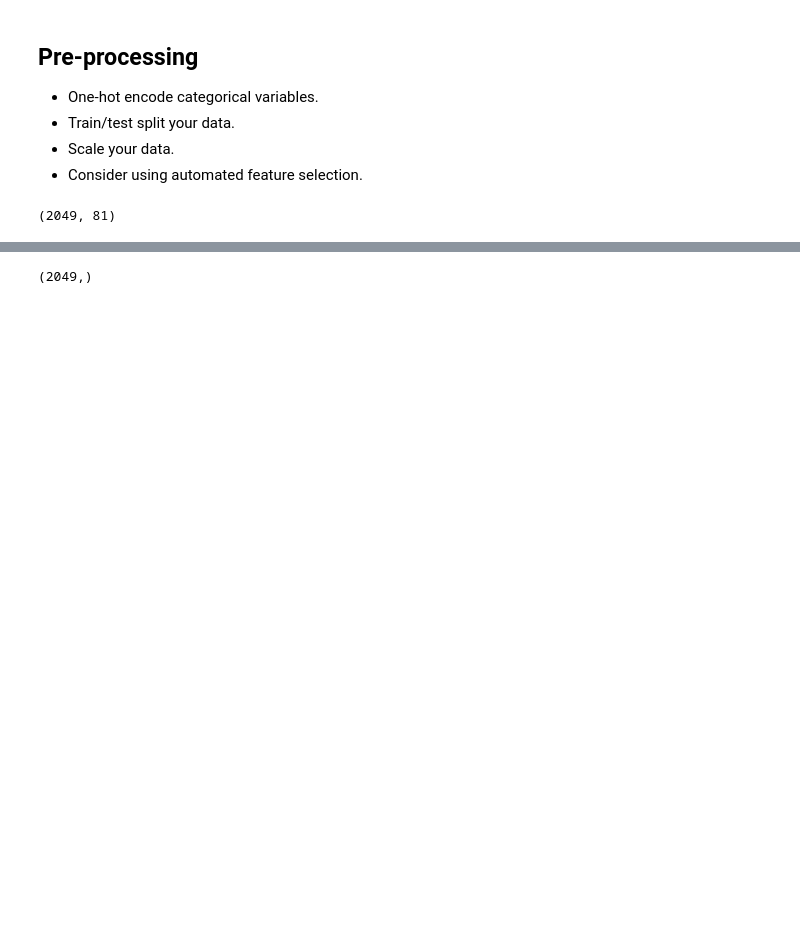
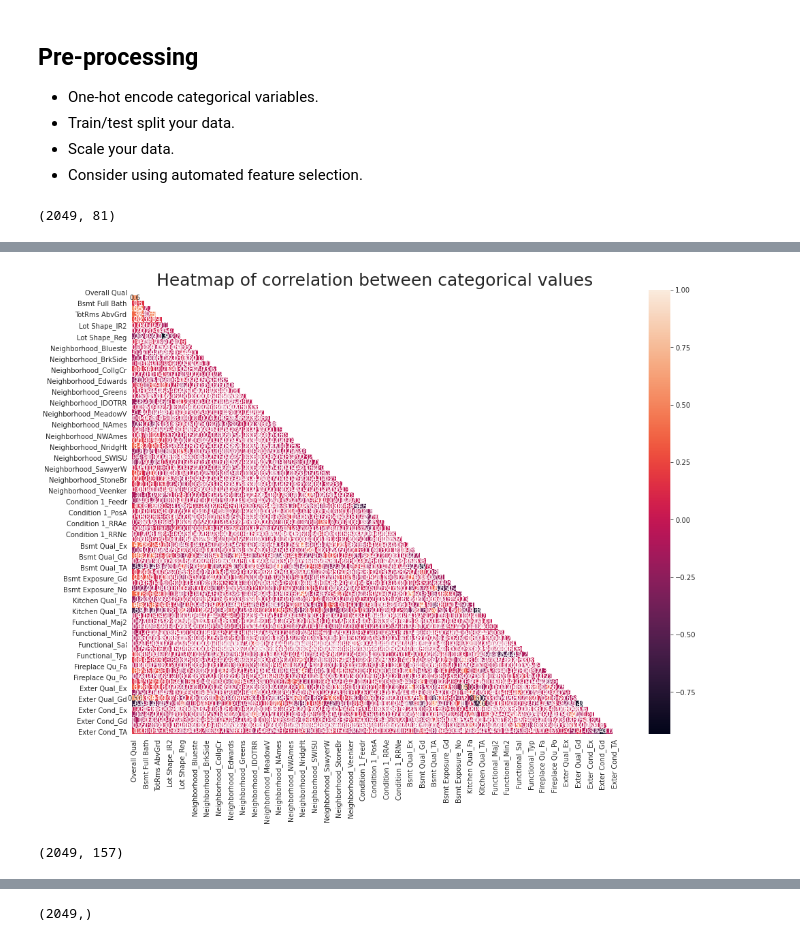
Before and after one commit to kjtorres86/dsi_projects, a Jupyter notebook: project_2/code/Preprocessing and Feature Engineering.ipynb, the cells around one changed output, grey strips where cells are left out. Drawn from its saved outputs; the diff is of its cells as text; code cells hidden in the pictures; blank space fills up the shorter version.

```diff
--- a/project_2/code/Preprocessing and Feature Engineering.ipynb
+++ b/project_2/code/Preprocessing and Feature Engineering.ipynb
@@ -20,11 +20,5 @@ from sklearn.linear_model import Ridge, RidgeCV ,Lasso, LassoCV, ElasticNet, Ela
 
 %matplotlib inline
 # %%
-train_df = pd.read_csv('../datasets/train_df.csv', index_col=0, keep_default_na=False,
-                       dtype={'MS SubClass': np.object,
-                              'Id' : np.object,
-                              'PID': np.object})
-test_df = pd.read_csv('../datasets/test_df.csv', index_col=0, keep_default_na=False,
-                      dtype={'MS SubClass': np.object,
-                             'Id' : np.object,
-                             'PID': np.object})
+train_df = pd.read_csv('../datasets/train_df.csv', index_col=0)
+test_df = pd.read_csv('../datasets/test_df.csv', index_col=0)
@@ -100,0 +88,17 @@ categorical = pd.merge(draft_categorical, num_to_cat, on='Id')
+# %%
+cat_features_encoded = train_df[['Lot Shape',
+                               'Neighborhood',
+                               'Condition 1',
+                               'Bsmt Qual',
+                               'Bsmt Exposure',
+                               'Kitchen Qual',
+                               'Functional',
+                               'Fireplace Qu',
+                               'Overall Qual',
+                               'Garage Cars',
+                               'Bsmt Full Bath',
+                               'Full Bath',
+                               'TotRms AbvGrd',
+                               'Exter Qual',
+                               'Exter Cond']]
+cat_features_encoded.head()
@@ -132,0 +132,2 @@ categorical.head()
+# %%
+cat_features_encoded = pd.get_dummies(cat_features_encoded)
@@ -132,0 +174,12 @@ categorical.head()
+# %%
+plt.figure(figsize=(16,12))
+
+mask = np.zeros_like(cat_features_encoded.corr('spearman'))
+#mask
+mask[np.triu_indices_from(mask)] = True
+
+with sns.axes_style("white"):
+    ax = sns.heatmap(cat_features_encoded.corr('spearman'),mask=mask, annot=True)
+    ax.set_title("Heatmap of correlation between categorical values", fontsize=25);
+# %% [output]
+[figure, added]
@@ -132,0 +196,4 @@ categorical.head()
+# %%
+train_df.shape
+# %% [output]
+(2049, 157)
```
Also changed, not shown: parts of 87 cells of this notebook, 4 other files.
